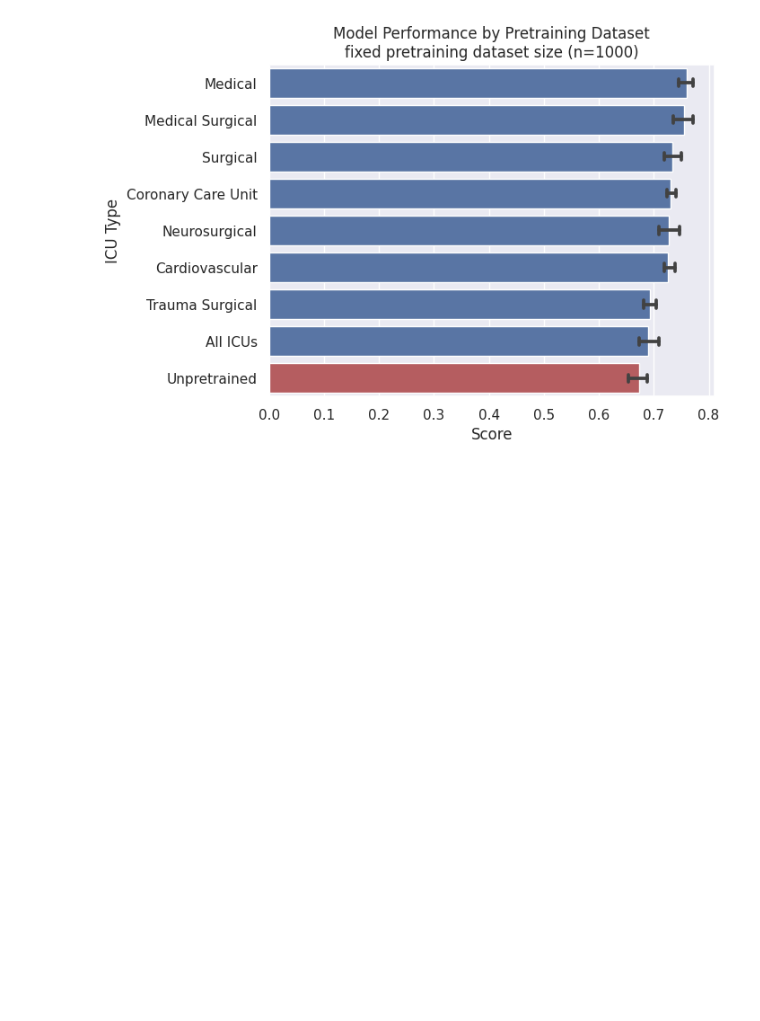
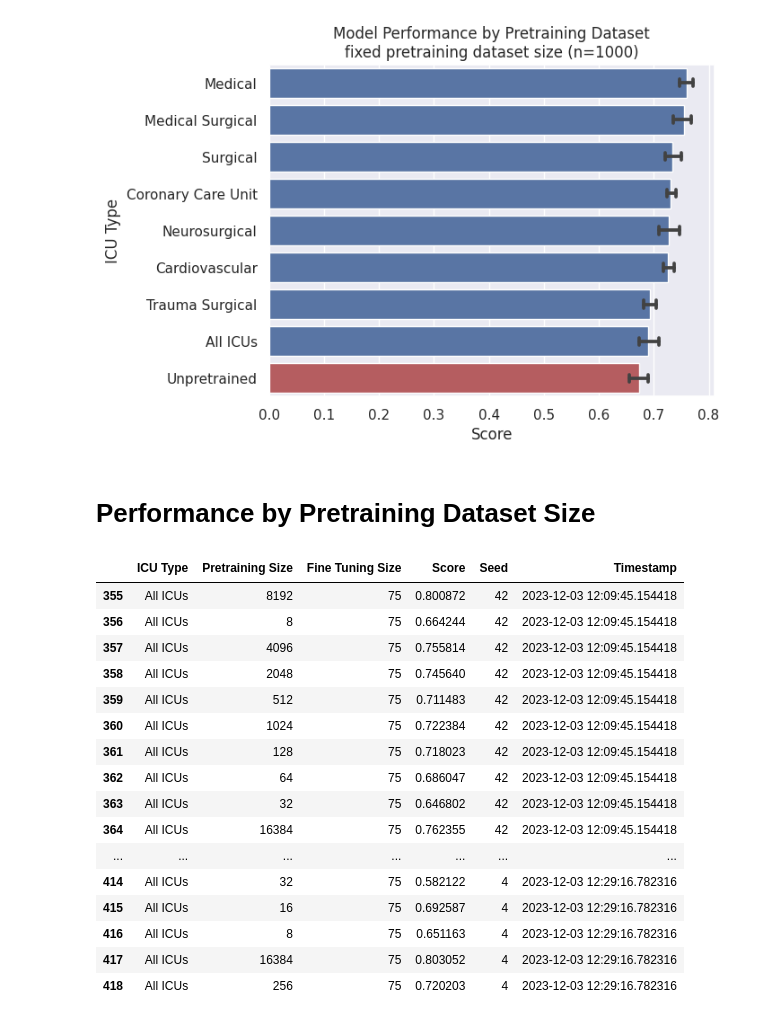
Before and after one commit to isears/tabecmo, a Jupyter notebook: visualizations.ipynb, the cells around one changed output. Saved outputs shown, nothing was run; the diff lists cells and outputs as text; code cells hidden in the pictures; blank space fills up the shorter version.

```diff
--- a/visualizations.ipynb
+++ b/visualizations.ipynb
@@ -82,3 +83,26 @@ sns.barplot(
 # %% [output]
 [Text(0.5, 1.0, 'Model Performance by Pretraining Dataset\nfixed pretraining dataset size (n=1000)')]
 [figure]
+# %% [markdown]
+# Performance by Pretraining Dataset Size
+# %%
+pvpt = results_raw[(results_raw['Pretraining Size'] != 0) & (results_raw['Pretraining Size'] != 1000)]
+pvpt
+# %% [output]
+|  | ICU Type | Pretraining Size | Fine Tuning Size | Score | Seed | Timestamp |
+| 355 | All ICUs | 8192 | 75 | 0.800872 | 42 | 2023-12-03 12:09:45.154418 |
+| 356 | All ICUs | 8 | 75 | 0.664244 | 42 | 2023-12-03 12:09:45.154418 |
+| 357 | All ICUs | 4096 | 75 | 0.755814 | 42 | 2023-12-03 12:09:45.154418 |
+| 358 | All ICUs | 2048 | 75 | 0.745640 | 42 | 2023-12-03 12:09:45.154418 |
+| 359 | All ICUs | 512 | 75 | 0.711483 | 42 | 2023-12-03 12:09:45.154418 |
+| 360 | All ICUs | 1024 | 75 | 0.722384 | 42 | 2023-12-03 12:09:45.154418 |
+| 361 | All ICUs | 128 | 75 | 0.718023 | 42 | 2023-12-03 12:09:45.154418 |
+| 362 | All ICUs | 64 | 75 | 0.686047 | 42 | 2023-12-03 12:09:45.154418 |
+| 363 | All ICUs | 32 | 75 | 0.646802 | 42 | 2023-12-03 12:09:45.154418 |
+| 364 | All ICUs | 16384 | 75 | 0.762355 | 42 | 2023-12-03 12:09:45.154418 |
+| ... | ... | ... | ... | ... | ... | ... |
+| 414 | All ICUs | 32 | 75 | 0.582122 | 4 | 2023-12-03 12:29:16.782316 |
+| 415 | All ICUs | 16 | 75 | 0.692587 | 4 | 2023-12-03 12:29:16.782316 |
+| 416 | All ICUs | 8 | 75 | 0.651163 | 4 | 2023-12-03 12:29:16.782316 |
+| 417 | All ICUs | 16384 | 75 | 0.803052 | 4 | 2023-12-03 12:29:16.782316 |
+| 418 | All ICUs | 256 | 75 | 0.720203 | 4 | 2023-12-03 12:29:16.782316 |
```
Also changed, not shown: parts of 4 cells of this notebook, 1 other file.
